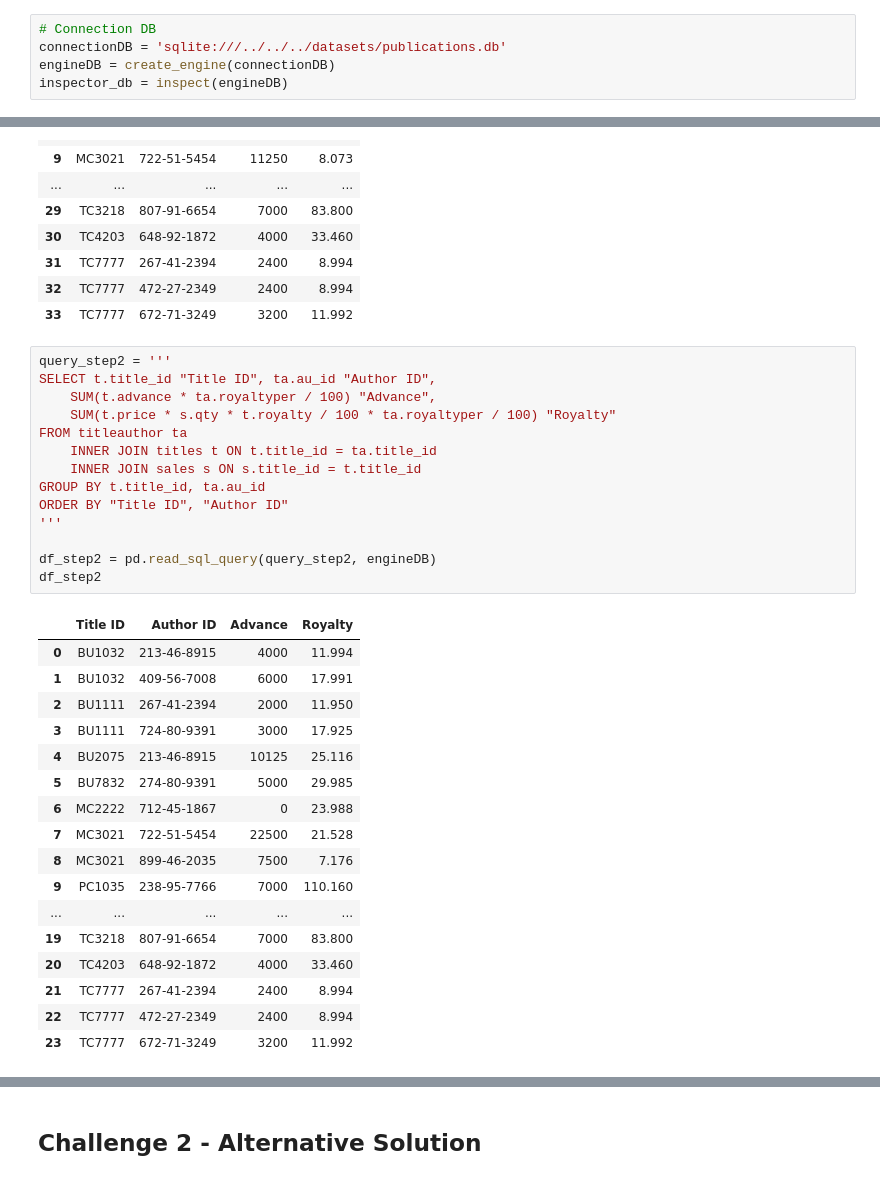
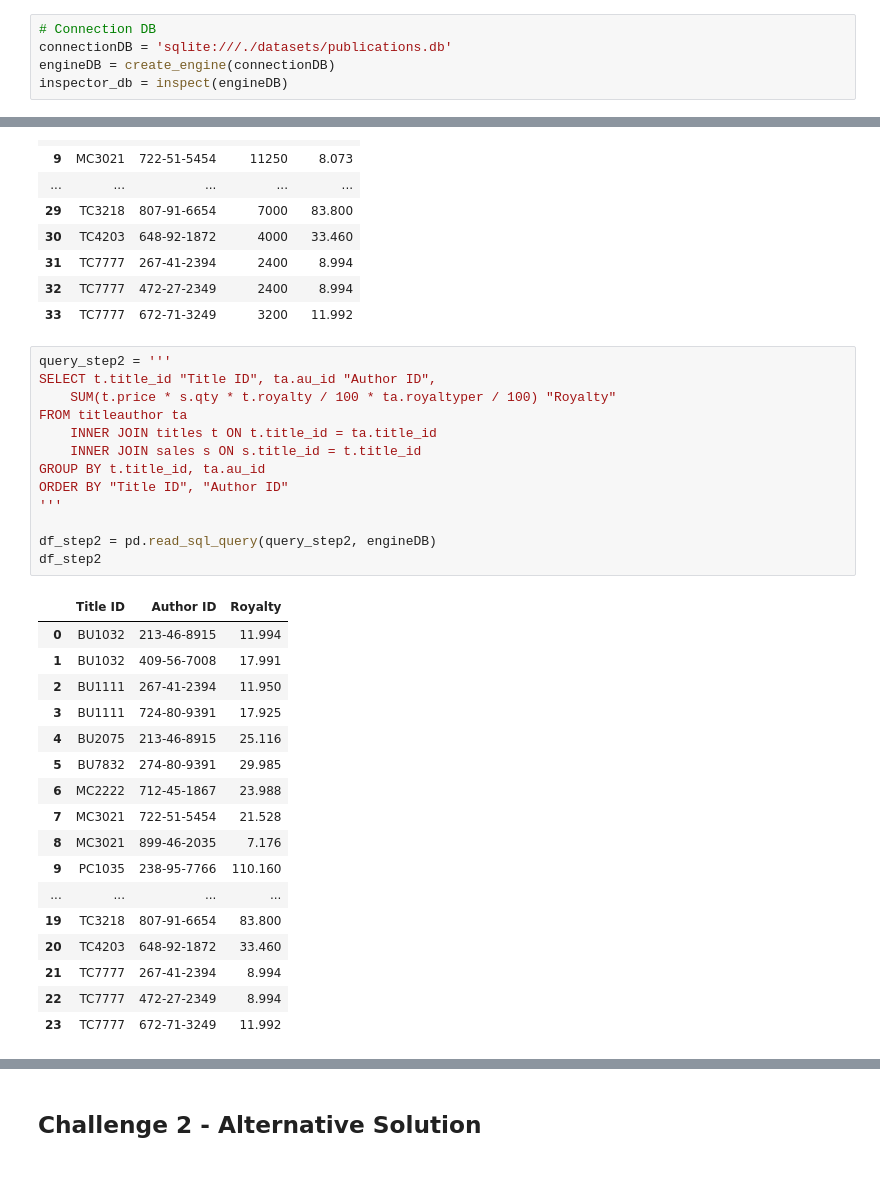
Before and after one commit to elvestevez/dataptmad0522_labs, a Jupyter notebook: module-1/advanced-mysql/myqueries.ipynb, the cells around one changed output, grey strips where cells are left out. Cells and saved outputs as stored; diff of their text form.

```diff
--- a/module-1/advanced-mysql/myqueries.ipynb
+++ b/module-1/advanced-mysql/myqueries.ipynb
@@ -5,7 +5,7 @@ from sqlalchemy import inspect
 import pandas as pd
 # %%
 # Connection DB
-connectionDB = 'sqlite:///../../../datasets/publications.db'
+connectionDB = 'sqlite:///./datasets/publications.db'
 engineDB = create_engine(connectionDB)
 inspector_db = inspect(engineDB)
 # %%
@@ -81,32 +81,31 @@ df_step1
 # %%
 query_step2 = '''
 SELECT t.title_id "Title ID", ta.au_id "Author ID",
-    SUM(t.advance * ta.royaltyper / 100) "Advance",
     SUM(t.price * s.qty * t.royalty / 100 * ta.royaltyper / 100) "Royalty"
 FROM titleauthor ta
     INNER JOIN titles t ON t.title_id = ta.title_id
     INNER JOIN sales s ON s.title_id = t.title_id
 GROUP BY t.title_id, ta.au_id
 ORDER BY "Title ID", "Author ID"
 '''
 
 df_step2 = pd.read_sql_query(query_step2, engineDB)
 df_step2
 # %% [output]
-|  | Title ID | Author ID | Advance | Royalty |
-| 0 | BU1032 | 213-46-8915 | 4000 | 11.994 |
-| 1 | BU1032 | 409-56-7008 | 6000 | 17.991 |
-| 2 | BU1111 | 267-41-2394 | 2000 | 11.950 |
-| 3 | BU1111 | 724-80-9391 | 3000 | 17.925 |
-| 4 | BU2075 | 213-46-8915 | 10125 | 25.116 |
-| 5 | BU7832 | 274-80-9391 | 5000 | 29.985 |
-| 6 | MC2222 | 712-45-1867 | 0 | 23.988 |
-| 7 | MC3021 | 722-51-5454 | 22500 | 21.528 |
-| 8 | MC3021 | 899-46-2035 | 7500 | 7.176 |
-| 9 | PC1035 | 238-95-7766 | 7000 | 110.160 |
-| ... | ... | ... | ... | ... |
-| 19 | TC3218 | 807-91-6654 | 7000 | 83.800 |
-| 20 | TC4203 | 648-92-1872 | 4000 | 33.460 |
-| 21 | TC7777 | 267-41-2394 | 2400 | 8.994 |
-| 22 | TC7777 | 472-27-2349 | 2400 | 8.994 |
-| 23 | TC7777 | 672-71-3249 | 3200 | 11.992 |
+|  | Title ID | Author ID | Royalty |
+| 0 | BU1032 | 213-46-8915 | 11.994 |
+| 1 | BU1032 | 409-56-7008 | 17.991 |
+| 2 | BU1111 | 267-41-2394 | 11.950 |
+| 3 | BU1111 | 724-80-9391 | 17.925 |
+| 4 | BU2075 | 213-46-8915 | 25.116 |
+| 5 | BU7832 | 274-80-9391 | 29.985 |
+| 6 | MC2222 | 712-45-1867 | 23.988 |
+| 7 | MC3021 | 722-51-5454 | 21.528 |
+| 8 | MC3021 | 899-46-2035 | 7.176 |
+| 9 | PC1035 | 238-95-7766 | 110.160 |
+| ... | ... | ... | ... |
+| 19 | TC3218 | 807-91-6654 | 83.800 |
+| 20 | TC4203 | 648-92-1872 | 33.460 |
+| 21 | TC7777 | 267-41-2394 | 8.994 |
+| 22 | TC7777 | 472-27-2349 | 8.994 |
+| 23 | TC7777 | 672-71-3249 | 11.992 |
```
Also changed, not shown: parts of 9 cells of this notebook, 2 other files.
